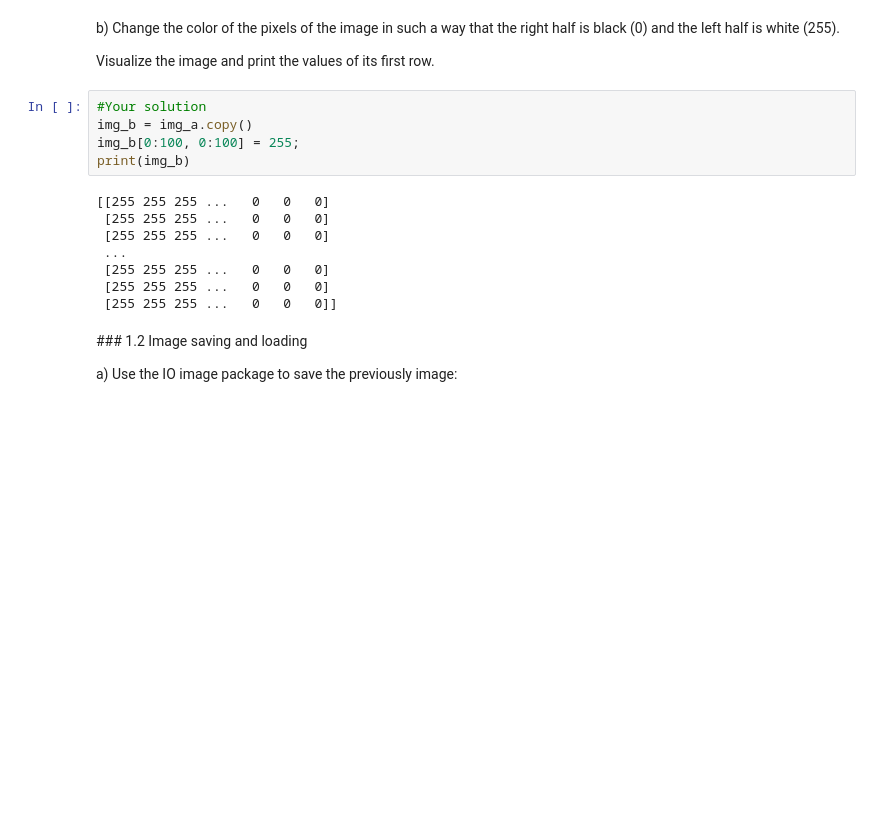
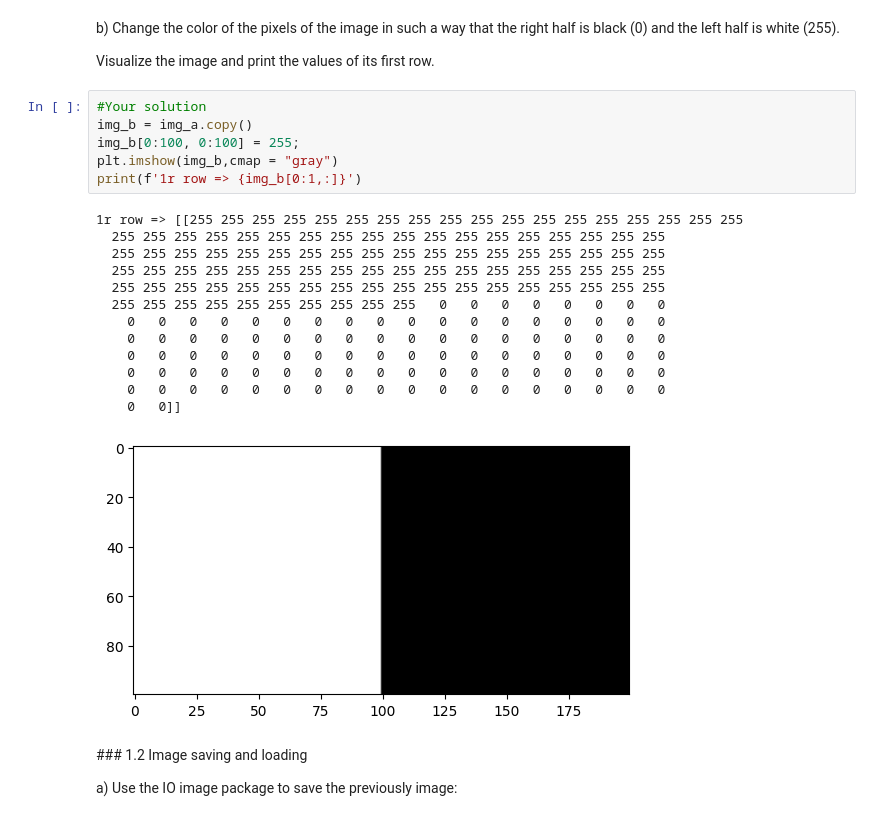
Before and after one commit to Zhipeng139/Computer-Vison_UB_P1, a Jupyter notebook: p1_2022_23.ipynb, the cells around one changed output. Cells and saved outputs as stored; diff of their text form; blank space fills up the shorter version.

```diff
--- a/p1_2022_23.ipynb
+++ b/p1_2022_23.ipynb
@@ -79,16 +79,23 @@ Visualize the image and print the values of its first row.
 # %%
 #Your solution
 img_b = img_a.copy()
 img_b[0:100, 0:100] = 255;
-print(img_b)
+plt.imshow(img_b,cmap = "gray")
+print(f'1r row => {img_b[0:1,:]}')
 # %% [output]
-[[255 255 255 ...   0   0   0]
- [255 255 255 ...   0   0   0]
- [255 255 255 ...   0   0   0]
- ...
- [255 255 255 ...   0   0   0]
- [255 255 255 ...   0   0   0]
- [255 255 255 ...   0   0   0]]
+1r row => [[255 255 255 255 255 255 255 255 255 255 255 255 255 255 255 255 255 255
+  255 255 255 255 255 255 255 255 255 255 255 255 255 255 255 255 255 255
+  255 255 255 255 255 255 255 255 255 255 255 255 255 255 255 255 255 255
+  255 255 255 255 255 255 255 255 255 255 255 255 255 255 255 255 255 255
+  255 255 255 255 255 255 255 255 255 255 255 255 255 255 255 255 255 255
+  255 255 255 255 255 255 255 255 255 255   0   0   0   0   0   0   0   0
+    0   0   0   0   0   0   0   0   0   0   0   0   0   0   0   0   0   0
+    0   0   0   0   0   0   0   0   0   0   0   0   0   0   0   0   0   0
+    0   0   0   0   0   0   0   0   0   0   0   0   0   0   0   0   0   0
+    0   0   0   0   0   0   0   0   0   0   0   0   0   0   0   0   0   0
+    0   0   0   0   0   0   0   0   0   0   0   0   0   0   0   0   0   0
+    0   0]]
+[figure, added]
 # %% [markdown]
 ### 1.2 Image saving and loading
 
```
Also changed, not shown: parts of 22 cells of this notebook.
